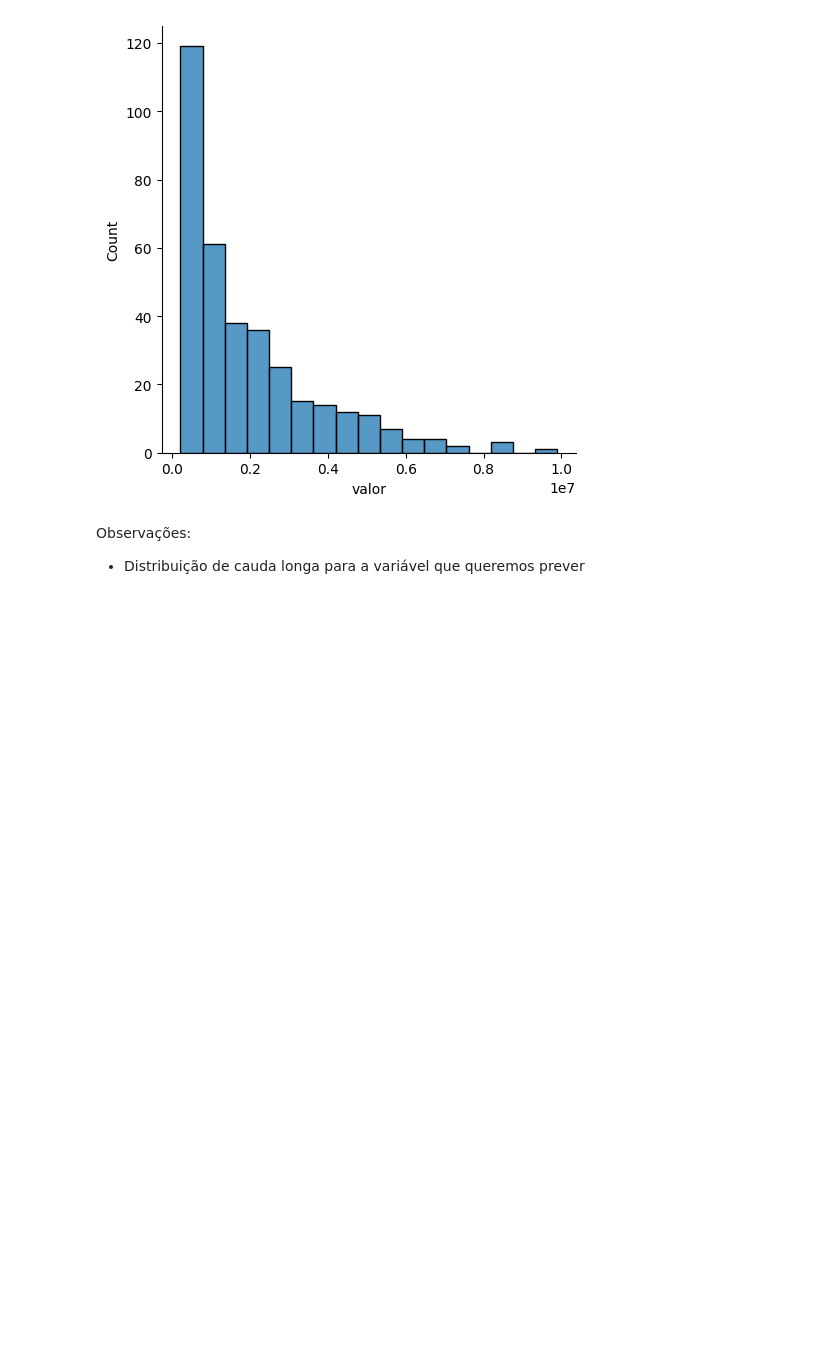
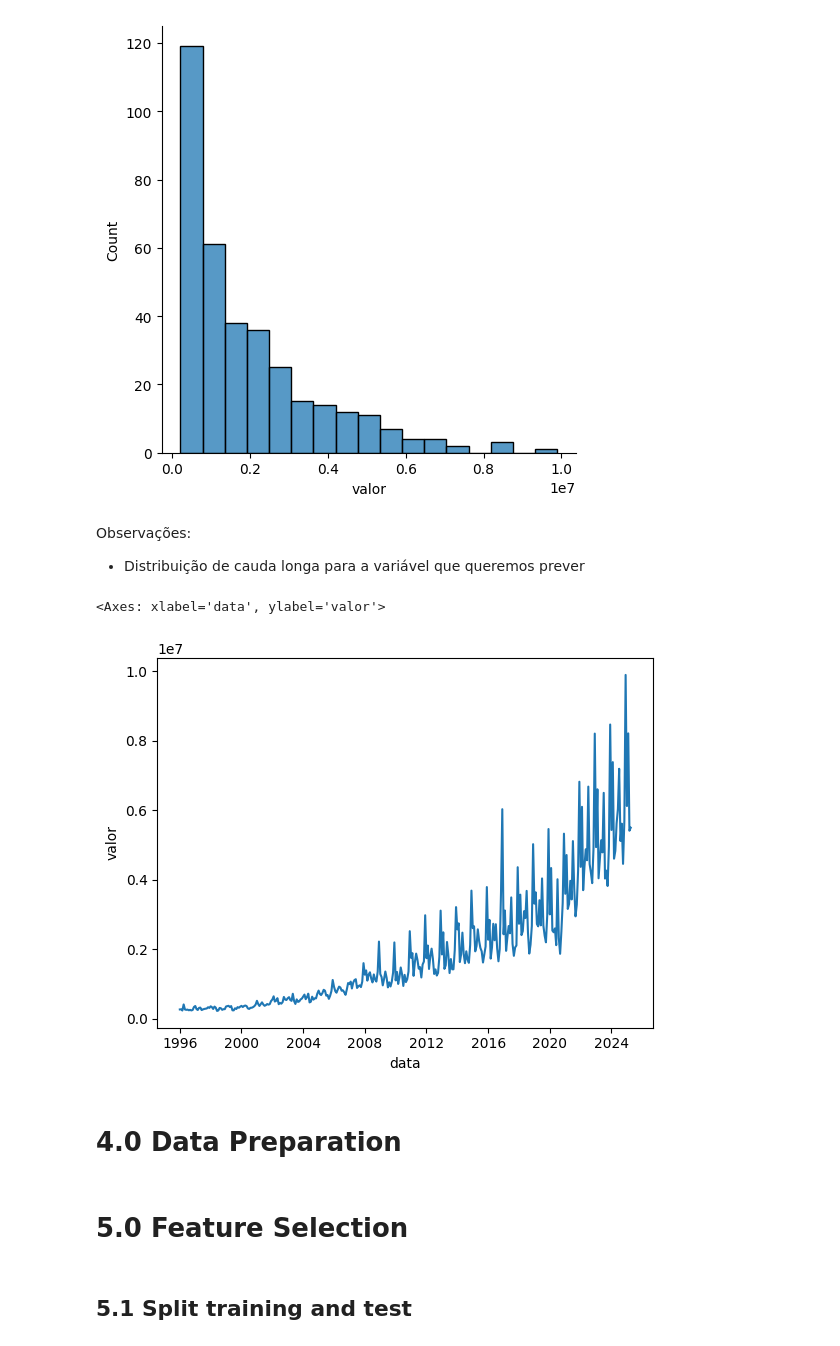
Before and after one commit to Alexandre-Magno/tcc, a Jupyter notebook: notebooks/Ciclo1.ipynb, the cells around one changed output. Cells and saved outputs as stored; diff of their text form; code cells hidden in the pictures; blank space fills up the shorter version.

```diff
--- a/notebooks/Ciclo1.ipynb
+++ b/notebooks/Ciclo1.ipynb
@@ -86,5 +89,5 @@ df2 = df2[df2['codigo'] == CODIGO_CATALAO]
 # %% [markdown]
 ## 2.2 remove cols
 # %%
-cols_to_remove = ['municipio', 'municipio_uf']
+cols_to_remove = ['municipio', 'municipio_uf','uf']
 df2 = df2.drop(cols_to_remove, axis=1)
@@ -105,7 +100,7 @@ anos = [str(ano) for ano in range(1996, 2026)]
 
 # Fazendo o melt dos dados
 df2 = pd.melt(df2,
-              id_vars=['codigo', 'uf', 'mes'],
+              id_vars=['codigo', 'mes'],
               value_vars=anos,
               var_name='ano',
               value_name='valor')
@@ -119,3 +114,7 @@ df2 = df2[df2['valor'] != ' -   ']
 df2['valor'] = df2['valor'].str.replace('.', '').str.replace(',', '.').astype(float)
 # %%
 df2["mes"] = df2["mes"].astype(int)
+# %%
+df2['data'] = df2['ano'].astype(str) + '-' + df2['mes'].astype(str)
+df2['data'] = pd.to_datetime(df2['data'])
+df2.head()
@@ -138,3 +144,10 @@ sns.displot(df3["valor"])
 # %% [markdown]
 Observações:
 - Distribuição de cauda longa para a variável que queremos prever
+# %%
+sns.lineplot(x="data", y="valor", data=df3)
+# %% [output]
+<Axes: xlabel='data', ylabel='valor'>
+[figure, added]
+# %% [markdown]
+# 4.0 Data Preparation
@@ -140,0 +156,2 @@ Observações:
+# %% [markdown]
+# 5.0 Feature Selection
@@ -140,0 +160,2 @@ Observações:
+# %% [markdown]
+##  5.1 Split training and test
```
Also changed, not shown: parts of 14 cells of this notebook, 3 other files.
